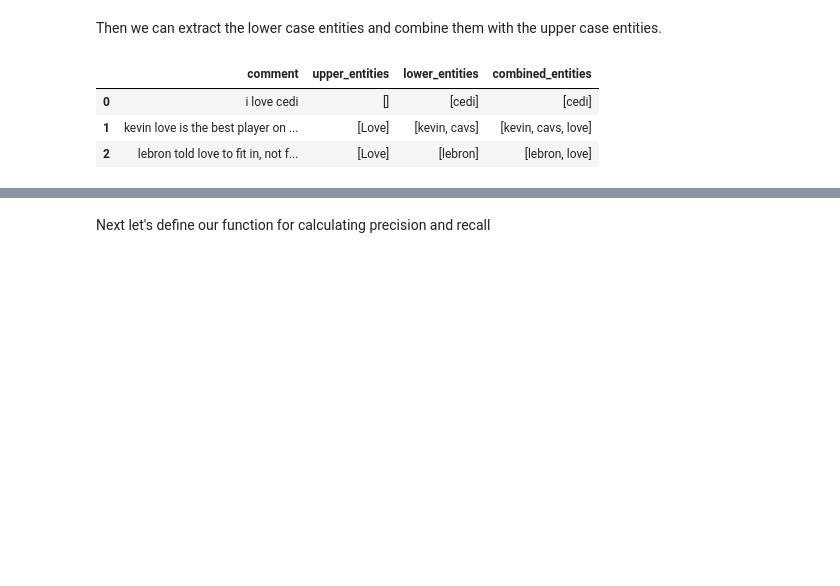
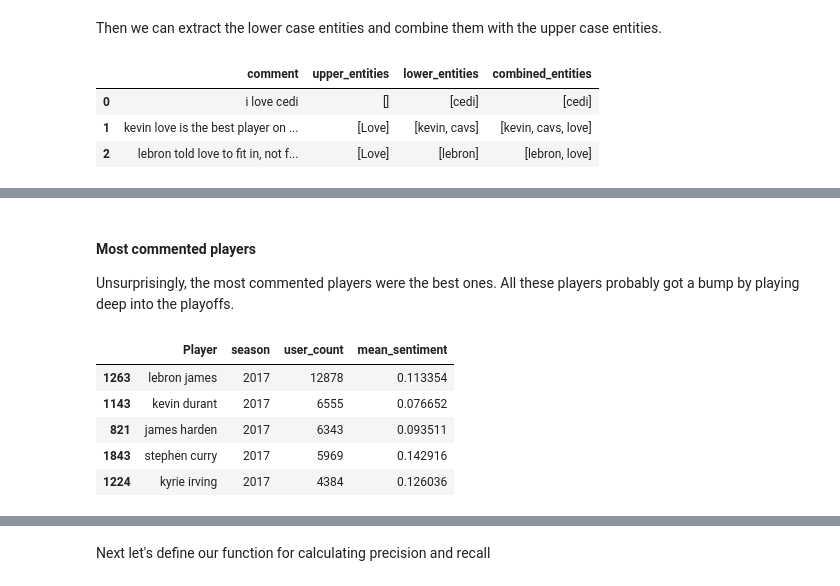
Before and after one commit to map222/trailofpapers, a Jupyter notebook: sentiment_sports/paper/calculating_player_sentiment.ipynb, the cells around one changed output, grey strips where cells are left out. Cells and saved outputs as stored; diff of their text form; code cells hidden in the pictures; blank space fills up the shorter version.

```diff
--- a/sentiment_sports/paper/calculating_player_sentiment.ipynb
+++ b/sentiment_sports/paper/calculating_player_sentiment.ipynb
@@ -137,0 +252,12 @@ First, some imports
+# %% [markdown]
+#### Most commented players
+Unsurprisingly, the most commented players were the best ones. All these players probably got a bump by playing deep into the playoffs.
+# %%
+nba_df.query('season ==2017').sort_values('user_count', ascending=False).head()[['Player', 'season', 'user_count', 'mean_sentiment']]
+# %% [output]
+|  | Player | season | user_count | mean_sentiment |
+| 1263 | lebron james | 2017 | 12878 | 0.113354 |
+| 1143 | kevin durant | 2017 | 6555 | 0.076652 |
+| 821 | james harden | 2017 | 6343 | 0.093511 |
+| 1843 | stephen curry | 2017 | 5969 | 0.142916 |
+| 1224 | kyrie irving | 2017 | 4384 | 0.126036 |
```
Also changed, not shown: parts of 71 cells of this notebook, 2 other files.
